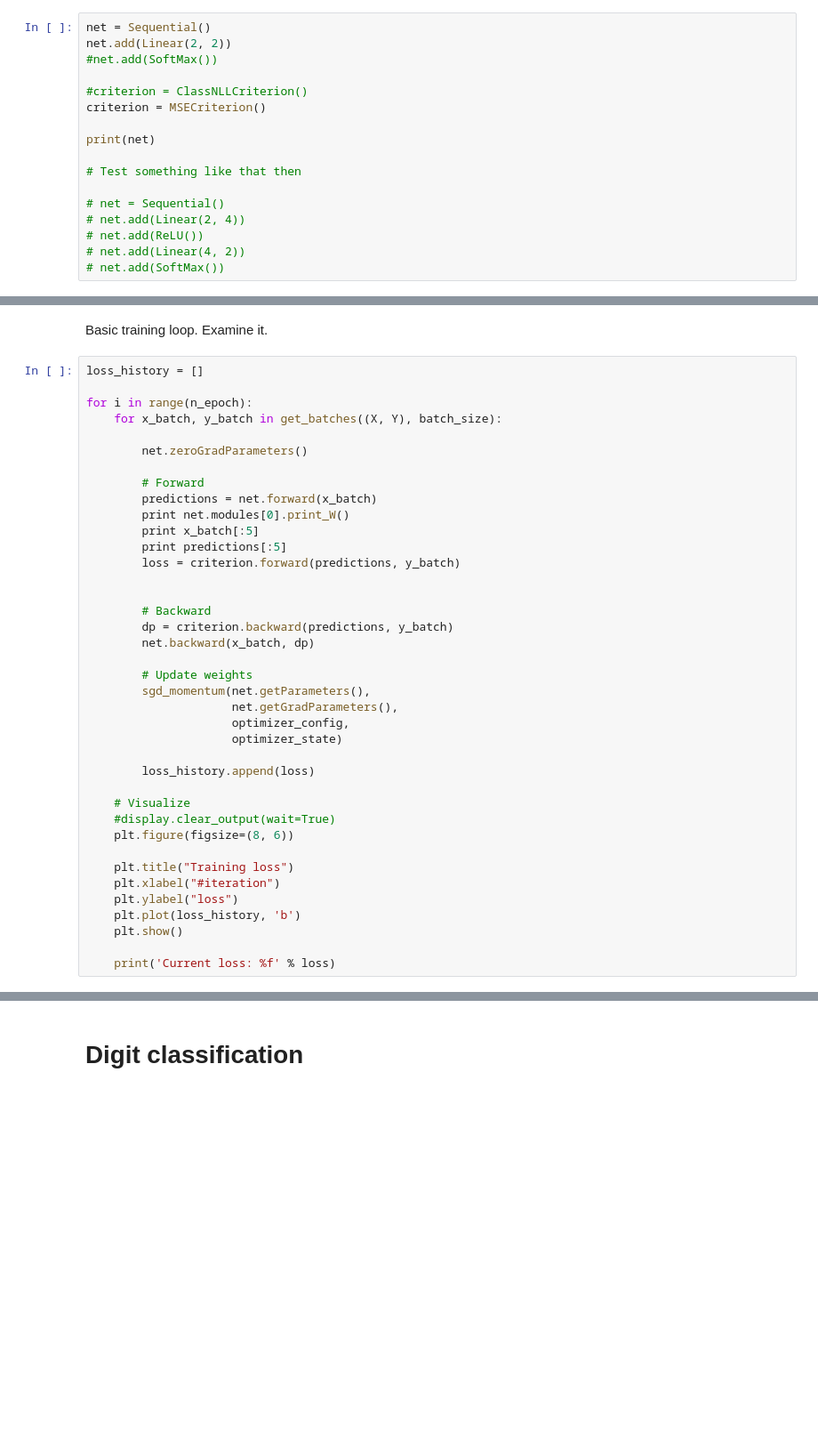
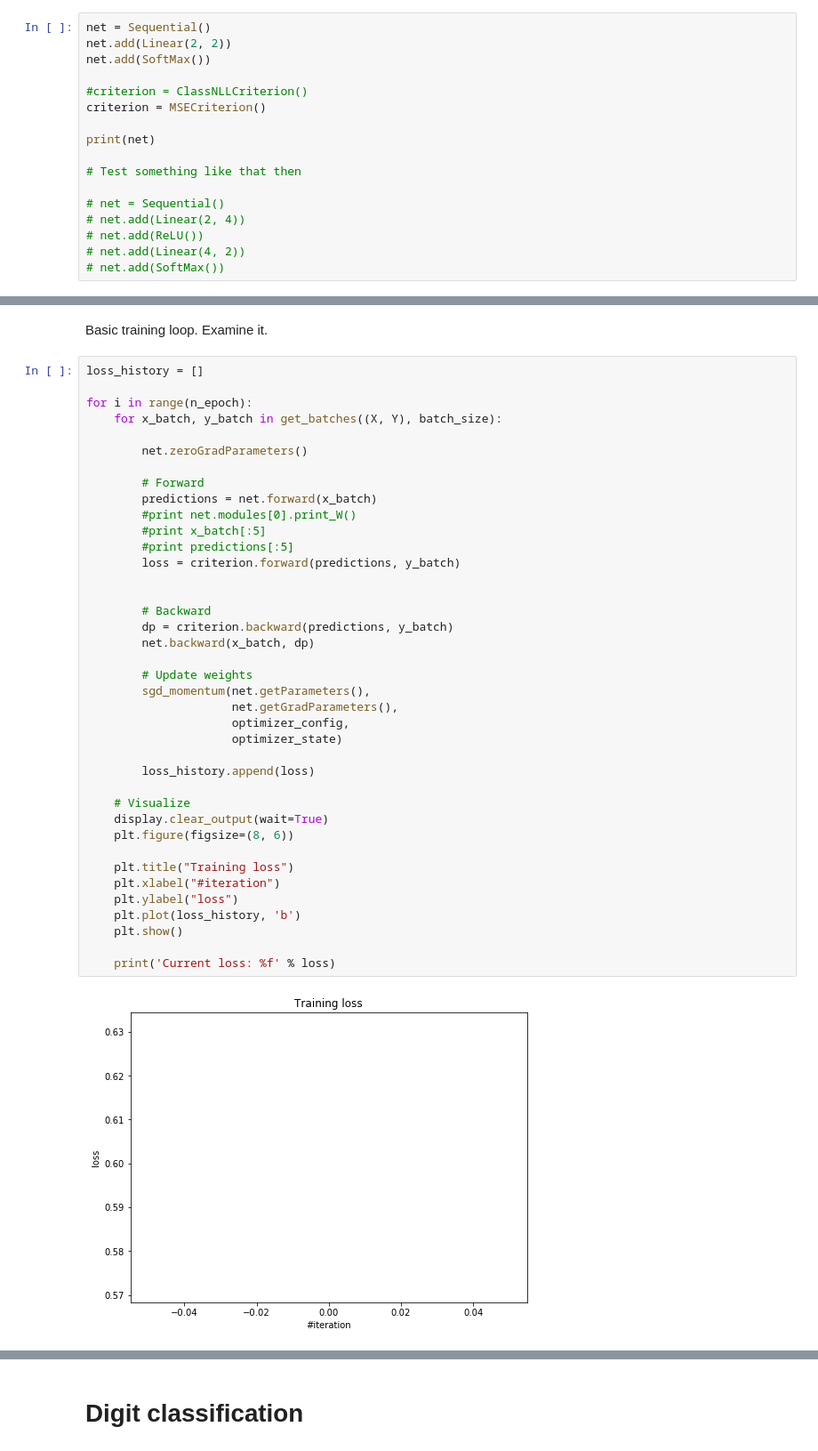
Before and after one commit to KaloshinPE/machinelearning_6sem, a Jupyter notebook: task5/hw1_main.ipynb, the cells around one changed output, grey strips where cells are left out. Shown: that part at 89% size. Drawn from its saved outputs; the diff is of its cells as text; blank space fills up the shorter version.

```diff
--- a/task5/hw1_main.ipynb
+++ b/task5/hw1_main.ipynb
@@ -182,7 +185,7 @@ Define a **logistic regression** for debugging.
 # %%
 net = Sequential()
 net.add(Linear(2, 2))
-#net.add(SoftMax())
+net.add(SoftMax())
 
 #criterion = ClassNLLCriterion()
 criterion = MSECriterion()
@@ -237,34 +243,35 @@ for i in range(n_epoch):
         net.zeroGradParameters()
 
         # Forward
         predictions = net.forward(x_batch)
-        print net.modules[0].print_W()
-        print x_batch[:5]
-        print predictions[:5]
+        #print net.modules[0].print_W()
+        #print x_batch[:5]
+        #print predictions[:5]
         loss = criterion.forward(predictions, y_batch)
 
 
         # Backward
         dp = criterion.backward(predictions, y_batch)
         net.backward(x_batch, dp)
 
         # Update weights
         sgd_momentum(net.getParameters(),
                      net.getGradParameters(),
                      optimizer_config,
                      optimizer_state)
 
         loss_history.append(loss)
 
     # Visualize
-    #display.clear_output(wait=True)
+    display.clear_output(wait=True)
     plt.figure(figsize=(8, 6))
 
     plt.title("Training loss")
     plt.xlabel("#iteration")
     plt.ylabel("loss")
     plt.plot(loss_history, 'b')
     plt.show()
 
     print('Current loss: %f' % loss)
 # %% [output]
+[figure, new version]
```
Also changed, not shown: parts of 7 cells of this notebook, 3 other files.
